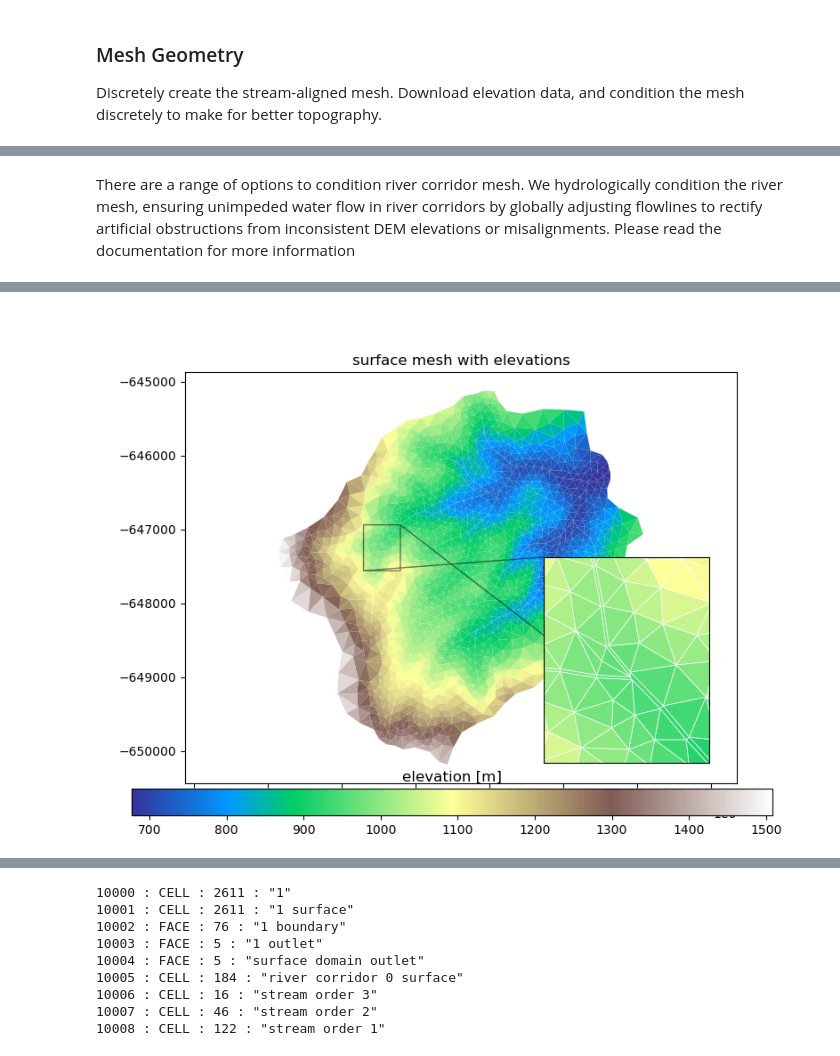
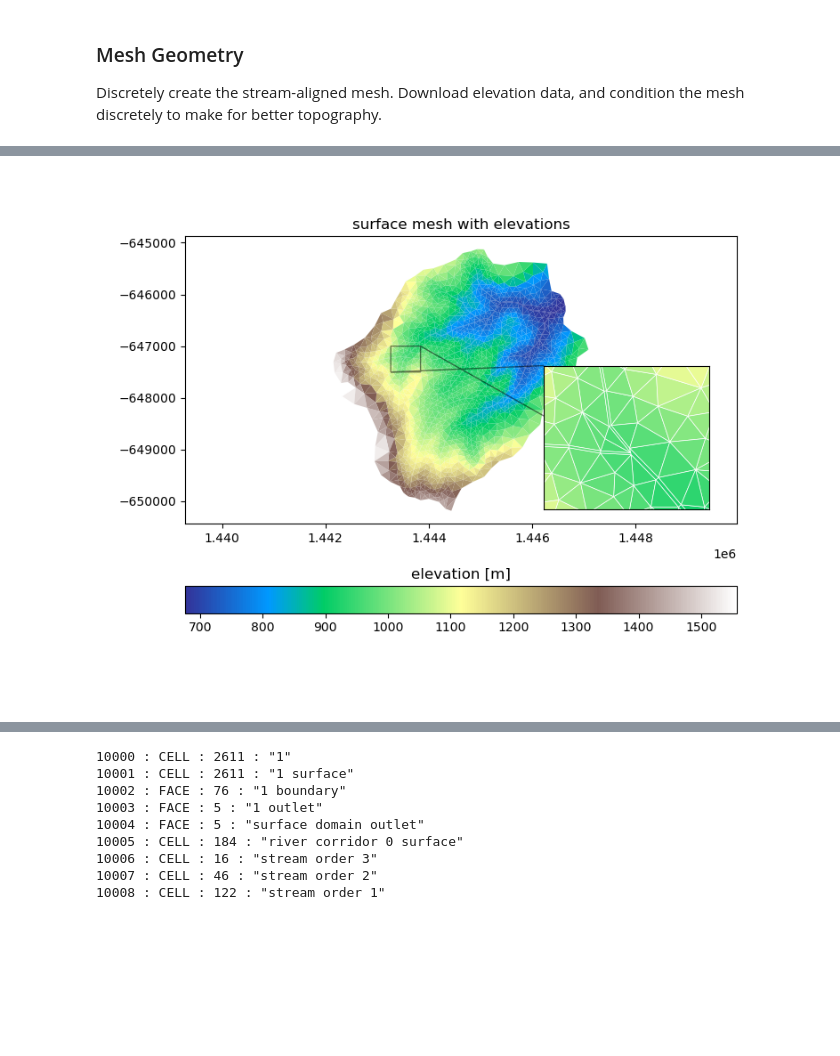
Before and after one commit to environmental-modeling-workflows/watershed-workflow, a Jupyter notebook: examples/coweeta_stream_aligned_mesh.ipynb, the cells around one changed output, grey strips where cells are left out. Drawn from its saved outputs; the diff is of its cells as text; code cells hidden in the pictures; blank space fills up the shorter version.

```diff
--- a/examples/coweeta_stream_aligned_mesh.ipynb
+++ b/examples/coweeta_stream_aligned_mesh.ipynb
@@ -400,2 +436,0 @@ watershed_workflow.condition.fillPitsDual(m2, is_waterbody=river_mask)
-# %% [markdown]
-There are a range of options to condition river corridor mesh. We hydrologically condition the river mesh, ensuring unimpeded water flow in river corridors by globally adjusting flowlines to rectify artificial obstructions from inconsistent DEM elevations or misalignments. Please read the documentation for more information
@@ -412,11 +437,10 @@ import ipympl
 # %%
 # plotting surface mesh with elevations
-fig, ax = plt.subplots()
+fig, ax = plt.subplots(1,1)
 ax2 = ax.inset_axes([0.65,0.05,0.3,0.5])
-cbax = fig.add_axes([0.05,0.05,0.9,0.05])
 
 mp = m2.plot(facecolors='elevation', edgecolors=None, ax=ax, linewidth=0.5, colorbar=False)
-cbar = fig.colorbar(mp, orientation="horizontal", cax=cbax)
+cbar = fig.colorbar(mp, orientation="horizontal")
 ax.set_title('surface mesh with elevations')
 ax.set_aspect('equal', 'datalim')
 
@@ -436,4 +460,5 @@ ax.indicate_inset_zoom(ax2, edgecolor='k')
 cbar.ax.set_title('elevation [m]')
 
 plt.show()
+# [1445055.35066667 -646519.51766667]
 # %% [output]
@@ -441,4 +466,4 @@ plt.show()
-[figure, old version]
+[figure, new version]
 # %%
 # add labeled sets for subcatchments and outlets
 watershed_workflow.regions.addWatershedAndOutletRegions(m2, watershed, outlet_width=250, exterior_outlet=True)
```
Also changed, not shown: parts of 30 cells of this notebook, 26 other files.
